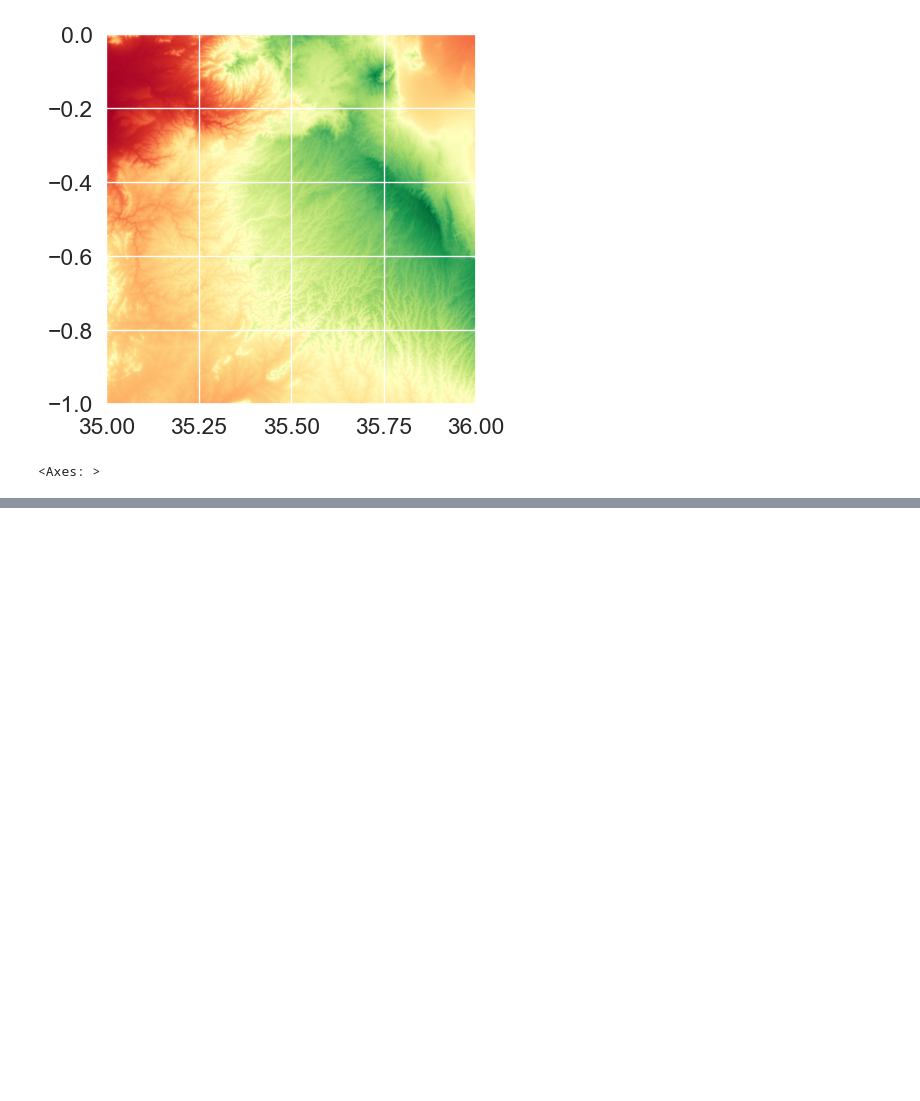
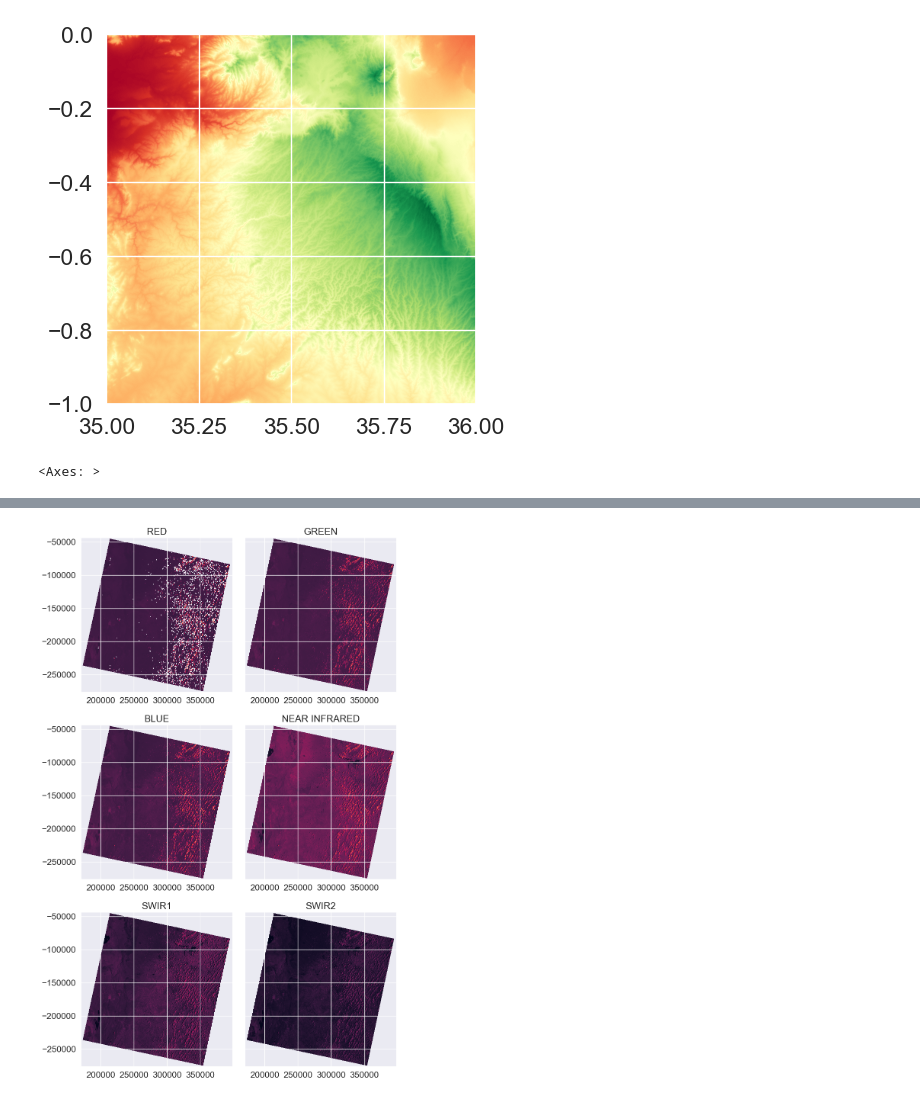
Before and after one commit to kechcole/Machine-Learning, a Jupyter notebook: Notebooks/Image_Processing/2.Image_processing_with_Rasterio.ipynb, the cells around one changed output, grey strips where cells are left out. Drawn from its saved outputs; the diff is of its cells as text; code cells hidden in the pictures; blank space fills up the shorter version.

```diff
--- a/Notebooks/Image_Processing/2.Image_processing_with_Rasterio.ipynb
+++ b/Notebooks/Image_Processing/2.Image_processing_with_Rasterio.ipynb
@@ -63,0 +74,47 @@ show(dem,cmap='RdYlGn')
+# %%
+# Landsat 8 bands path
+path = 'F:/Arc GIS/Training/Data/LC08_L2SP_168061_20240215_20240223_02_T1/LC08_L2SP_168061_20240215_20240223_02_T1_'
+
+# Bands
+b1 = path + 'SR_B1.TIF'
+b2 = path + 'SR_B2.TIF'
+b3 = path + 'SR_B3.TIF'
+b4 = path + 'SR_B4.TIF'
+b5 = path + 'SR_B5.TIF'
+b6 = path + 'SR_B6.TIF'
+b7 = path + 'SR_B7.TIF'
+
+coastal=rio.open(b1)
+red=rio.open(b2)
+green=rio.open(b3)
+blue=rio.open(b4)
+nir=rio.open(b5)
+swr1=rio.open(b6)
+swr2=rio.open(b7)
+# %%
+# Initialize subplots
+import matplotlib.pyplot as plt
+%matplotlib inline
+
+fig, axs = plt.subplots(ncols=2, nrows=3, figsize=(10, 15), sharey=True)
+
+# Plot 4 bands
+show(red, ax=axs[0, 0])
+show(green, ax=axs[0, 1])
+show(blue, ax=axs[1, 0])
+show(nir, ax=axs[1, 1])
+show(swr1, ax=axs[2, 0])
+show(swr2, ax=axs[2, 1])
+
+# Add titles
+axs[0, 0].set_title("RED")
+axs[0, 1].set_title("GREEN")
+axs[1, 0].set_title("BLUE")
+axs[1, 1].set_title("NEAR INFRARED")
+axs[2, 0].set_title("SWIR1")
+axs[2, 1].set_title("SWIR2")
+
+# Adjust layout to prevent overlap
+plt.tight_layout()
+# %% [output]
+[figure, added]
```
Also changed, not shown: parts of 3 cells of this notebook.
